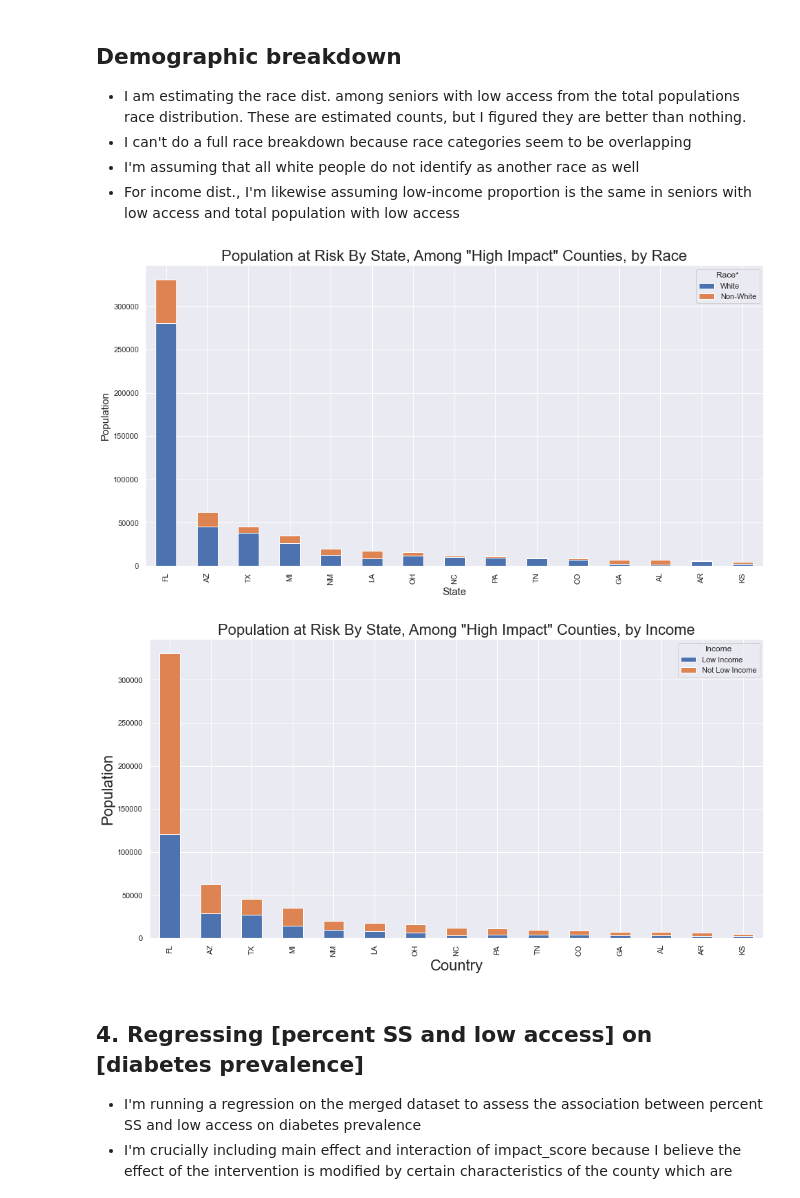
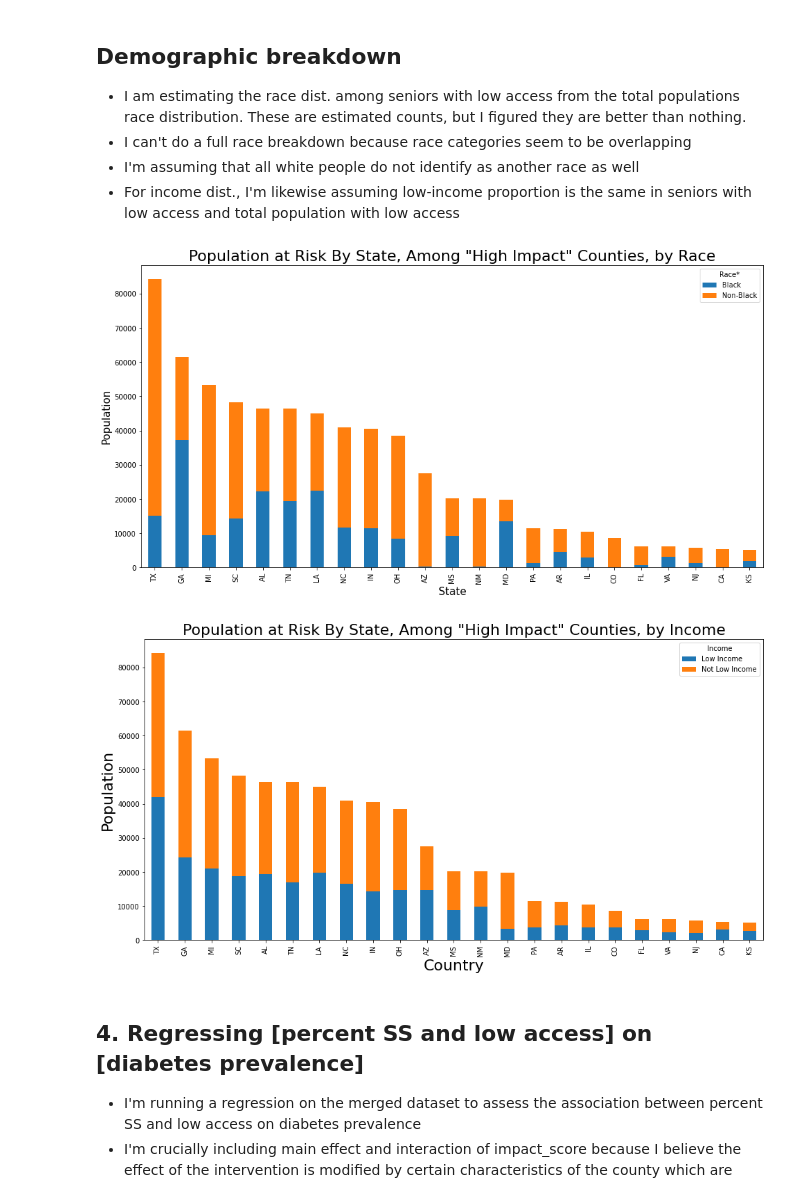
Before and after one commit to dnolter959/food_access_programs, a Jupyter notebook: n1_data_challenge.ipynb, the cells around one changed output. Cells and saved outputs as stored; diff of their text form; code cells hidden in the pictures.

Commit message:
Modify both files to change impact score to include race (and remove percent senior) and all downstreamanalysis and plots

```diff
--- a/n1_data_challenge.ipynb
+++ b/n1_data_challenge.ipynb
@@ -443,12 +443,13 @@ from scipy.stats import zscore
 
 # Create variables
 food['pct_sr_of_laccess'] = food['LACCESS_SENIORS15']/food['LACCESS_POP15']
+food['pct_black_of_laccess'] = food['LACCESS_BLACK15']/food['LACCESS_POP15']
 food['pct_lowi_of_laccess'] = food['LACCESS_LOWI15']/food['LACCESS_POP15']
 food_plot = food[['State_CountyFIPS', 'FIPS', 'State', 'County', 'population', 'LACCESS_SENIORS15',
-                  'pct_sr_of_laccess', 'PCT_LACCESS_HHNV15', 'pct_lowi_of_laccess', 'PCT_LACCESS_SNAP15']].copy()
+                  'pct_sr_of_laccess', 'pct_black_of_laccess', 'PCT_LACCESS_HHNV15', 'pct_lowi_of_laccess', 'PCT_LACCESS_SNAP15']].copy()
 
 # Set variables to normalize via. Z score
-vars_to_normalize = ['pct_sr_of_laccess', 'PCT_LACCESS_HHNV15', 'pct_lowi_of_laccess', 'PCT_LACCESS_SNAP15']
+vars_to_normalize = ['pct_black_of_laccess', 'PCT_LACCESS_HHNV15', 'pct_lowi_of_laccess', 'PCT_LACCESS_SNAP15']
 
 # Normalize
 for var in vars_to_normalize:
@@ -456,7 +457,7 @@ for var in vars_to_normalize:
     food_plot[var_name] = zscore(food_plot[var])
 
 # Sum across normalized vars to create impact score
-food_plot['impact_score'] = food_plot.loc[:, 'pct_sr_of_laccess_z':'PCT_LACCESS_SNAP15_z'].sum(axis=1)
+food_plot['impact_score'] = food_plot.loc[:, 'pct_black_of_laccess_z':'PCT_LACCESS_SNAP15_z'].sum(axis=1)
 food_plot
 # %% [output]
 |  | State_CountyFIPS | FIPS | State | County | population | LACCESS_SENIORS15 | pct_sr_of_laccess | ... |
@@ -634,44 +638,44 @@ plt.show()
 # %%
 # New dataset
 food_race = food.copy()
 
 # Aggregate
-food_race_agg = pd.merge(food_demo, food_plot[['State_CountyFIPS', 'impact_score']], on='State_CountyFIPS', how='left')
+food_race_agg = pd.merge(food_race, food_plot[['State_CountyFIPS', 'impact_score']], on='State_CountyFIPS', how='left')
 food_race_agg = food_race_agg[(food_race_agg.LACCESS_SENIORS15 > 5000) & (food_race_agg.impact_score > 0.75)]
 food_race_agg = food_race_agg.groupby('State').agg(
     PopAtRiskTotal=('LACCESS_POP15', 'sum'),
     PopAtRiskSr=('LACCESS_SENIORS15', 'sum'),
-    PopAtRiskWhite=('LACCESS_WHITE15', 'sum'),
+    PopAtRiskBlack=('LACCESS_BLACK15', 'sum'),
     Count=('LACCESS_SENIORS15', 'count')
 ).sort_values('PopAtRiskSr', ascending=False).reset_index()
 
 # Round
-food_race_agg.loc[:, 'PopAtRiskTotal':'PopAtRiskWhite'] = food_race_agg.loc[:,'PopAtRiskTotal':'PopAtRiskWhite'].round().astype(int)
-food_race_agg['total_not_white'] = food_inc_agg['PopAtRiskTotal'] - food_race_agg['PopAtRiskWhite']
-food_race_agg['total_white_sr'] = (food_race_agg['PopAtRiskWhite'] / food_race_agg['PopAtRiskTotal'] * food_race_agg['PopAtRiskSr']).round().astype(int)
-food_race_agg['total_not_white_sr'] = (food_race_agg['PopAtRiskSr'] - food_race_agg['total_white_sr']).round().astype(int)
+food_race_agg.loc[:, 'PopAtRiskTotal':'PopAtRiskBlack'] = food_race_agg.loc[:,'PopAtRiskTotal':'PopAtRiskBlack'].round().astype(int)
+food_race_agg['total_not_black'] = food_race_agg['PopAtRiskTotal'] - food_race_agg['PopAtRiskBlack']
+food_race_agg['total_black_sr'] = (food_race_agg['PopAtRiskBlack'] / food_race_agg['PopAtRiskTotal'] * food_race_agg['PopAtRiskSr']).round().astype(int)
+food_race_agg['total_not_black_sr'] = (food_race_agg['PopAtRiskSr'] - food_race_agg['total_black_sr']).round().astype(int)
 
 # Plot
-food_race_agg.set_index('State')[['total_white_sr', 'total_not_white_sr']].plot(kind='bar', stacked=True)
+food_race_agg.set_index('State')[['total_black_sr', 'total_not_black_sr']].plot(kind='bar', stacked=True)
 
 # Options
 plt.gcf().set_size_inches(16, 8)
 plt.xlabel('State', fontsize=15)
 plt.ylabel('Population', fontsize=15)
 plt.title('Population at Risk By State, Among "High Impact" Counties, by Race', fontsize=22)
-plt.legend(title='Race*', labels=['White', 'Non-White'])
+plt.legend(title='Race*', labels=['Black', 'Non-Black'])
 plt.xticks(rotation=90)
 
 # Display
 plt.show()
 # %% [output]
-[figure, old version]
+[figure, new version]
 # %%
 # New dataset
 food_inc = food.copy()
 
 # Aggregate
-food_inc_agg = pd.merge(food_demo, food_plot[['State_CountyFIPS', 'impact_score']], on='State_CountyFIPS', how='left')
+food_inc_agg = pd.merge(food_inc, food_plot[['State_CountyFIPS', 'impact_score']], on='State_CountyFIPS', how='left')
 food_inc_agg = food_inc_agg[(food_inc_agg.LACCESS_SENIORS15 > 5000) & (food_inc_agg.impact_score > 0.75)]
 food_inc_agg = food_inc_agg.groupby('State').agg(
     PopAtRiskTotal=('LACCESS_POP15', 'sum'),
@@ -701,7 +705,7 @@ plt.xticks(rotation=90)
 # Display
 plt.show()
 # %% [output]
-[figure, old version]
+[figure, new version]
 # %% [markdown]
 ## 4. Regressing [percent SS and low access] on [diabetes prevalence]
 
```
Also changed, not shown: parts of 16 cells of this notebook.
